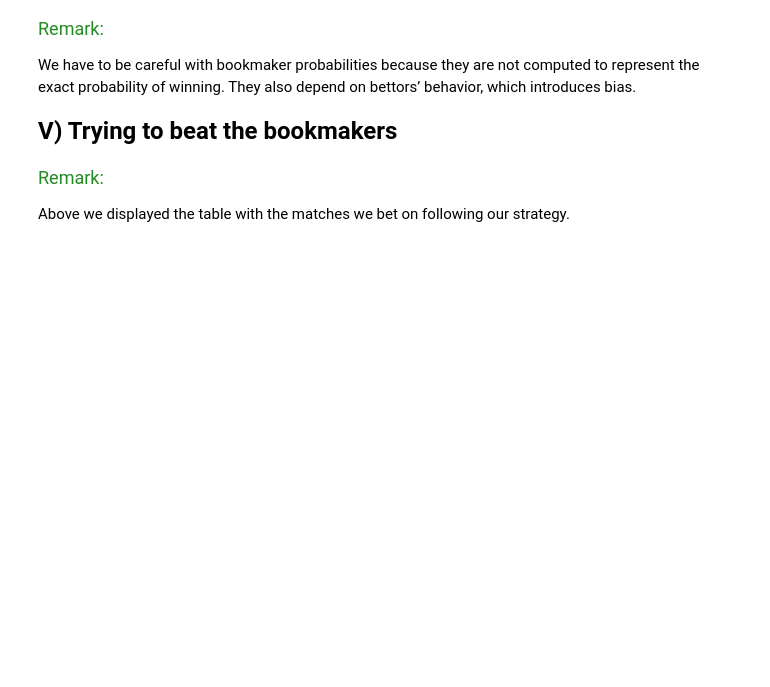
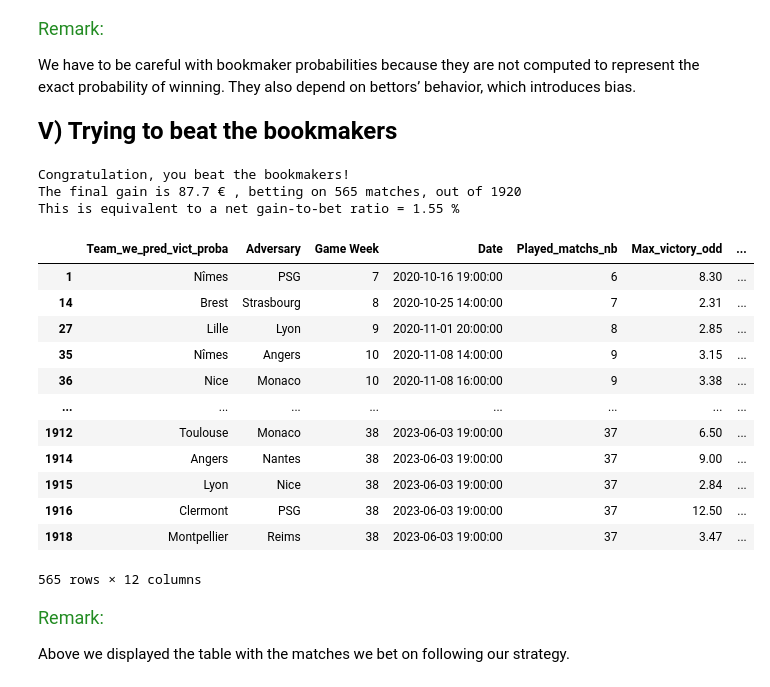
Before and after one commit to luc-polo/Football-probabilities-prediciton, a Jupyter notebook: notebooks/user_test.ipynb, the cells around one changed output. Cells and saved outputs as stored; diff of their text form; code cells hidden in the pictures; blank space fills up the shorter version.

```diff
--- a/notebooks/user_test.ipynb
+++ b/notebooks/user_test.ipynb
@@ -242,7 +266,7 @@ Given the better results observed with the annual training method, we have disco
 # #  #  #  #  #  #  #  #  #  #  #  #  #  #  #  #  #  #  #  #  #  #  #  #  #  #  #  #  #  #  #  #  #  #  #  #
 
 # Compare the personalized pipeline's predicted probabilities with bookmakers' probabilities
-odd_proba_pred_proba_compa_dataset, preview_odd_proba_pred_proba_compa_dataset, odd_proba_pred_proba_compa_dataset_df = results.compare_pred_proba_and_odds(proba_pred_GW_training.copy() ,X_info_GW_training.copy())
+odd_proba_pred_proba_compa_dataset, preview_odd_proba_pred_proba_compa_dataset, odd_proba_pred_proba_compa_dataset_df = results.compare_pred_proba_and_odds(proba_pred_annual_training.copy() ,X_info_annual_training.copy())
 
 # Display a preview of the comparison table between predicted probabilities and bookmakers' probabilities
 display(preview_odd_proba_pred_proba_compa_dataset)    # TODO
@@ -268,34 +309,51 @@ We have to be careful with bookmaker probabilities because they are not computed
 # Then we place bets on these matches, expecting positive returns over the long term.
 # The goal is to specify how we decide which bets are worthwhile.
 # #  #  #  #  #  #  #  #  #  #  #  #  #  #  #  #  #  #  #  #  #  #  #  #  #  #  #  #  #  #  #  #  #  #  #  #
 
 # 1. Probability interval: The range of predicted probabilities to consider for betting.
 #    Low and high probability predictions are more prone to bias, as our model is less accurate in these intervals.
 proba_interval_0 = [0.05, 0.6]  # TODO
 proba_interval_0 = [0.05, 0.6] # TODO
 
 # 2. Minimum difference with bookmakers' probability: The required gap between our predicted probability and the bookmakers' probability.
 min_diff_with_odd_proba_0 = 0.05  # TODO
 
 # 3. Game week interval: The range of game weeks to consider for betting (minimum 5).
 #    Early in the season, we have less information about the teams, so our model might not perform well.
 GW_interval_0 = [6, 37]  # TODO
 
 # 4. Bet amount: The amount of money to bet on each match
 bet_0 = 10  # TODO
 
 # Run the betting simulation with the chosen parameters
 results_dataset = results.betting_simulation(
     compa_dataset=odd_proba_pred_proba_compa_dataset_df,
-    Y_0=Y_test_GW_training,
+    Y_0=Y_test_annual_training,
     proba_interval_0=proba_interval_0,
     min_diff_with_odd_proba_0=min_diff_with_odd_proba_0,
     GW_interval_0=GW_interval_0,
     bet_0=bet_0
 )
 
 # Display the results
 display(results_dataset)
+# %% [output]
+Congratulation, you beat the bookmakers!
+The final gain is 87.7 € , betting on 565 matches, out of 1920
+This is equivalent to a net gain-to-bet ratio = 1.55 %
+|  | Team_we_pred_vict_proba | Adversary | Game Week | Date | Played_matchs_nb | Max_victory_odd | ... |
+| 1 | Nîmes | PSG | 7 | 2020-10-16 19:00:00 | 6 | 8.30 | ... |
+| 14 | Brest | Strasbourg | 8 | 2020-10-25 14:00:00 | 7 | 2.31 | ... |
+| 27 | Lille | Lyon | 9 | 2020-11-01 20:00:00 | 8 | 2.85 | ... |
+| 35 | Nîmes | Angers | 10 | 2020-11-08 14:00:00 | 9 | 3.15 | ... |
+| 36 | Nice | Monaco | 10 | 2020-11-08 16:00:00 | 9 | 3.38 | ... |
+| ... | ... | ... | ... | ... | ... | ... | ... |
+| 1912 | Toulouse | Monaco | 38 | 2023-06-03 19:00:00 | 37 | 6.50 | ... |
+| 1914 | Angers | Nantes | 38 | 2023-06-03 19:00:00 | 37 | 9.00 | ... |
+| 1915 | Lyon | Nice | 38 | 2023-06-03 19:00:00 | 37 | 2.84 | ... |
+| 1916 | Clermont | PSG | 38 | 2023-06-03 19:00:00 | 37 | 12.50 | ... |
+| 1918 | Montpellier | Reims | 38 | 2023-06-03 19:00:00 | 37 | 3.47 | ... |
+565 rows × 12 columns
 # %% [markdown]
 <span style="color:#228B22;"> <font size="4"> Remark:</font> </span>
 
```
Also changed, not shown: parts of 4 cells of this notebook, 5 other files.
